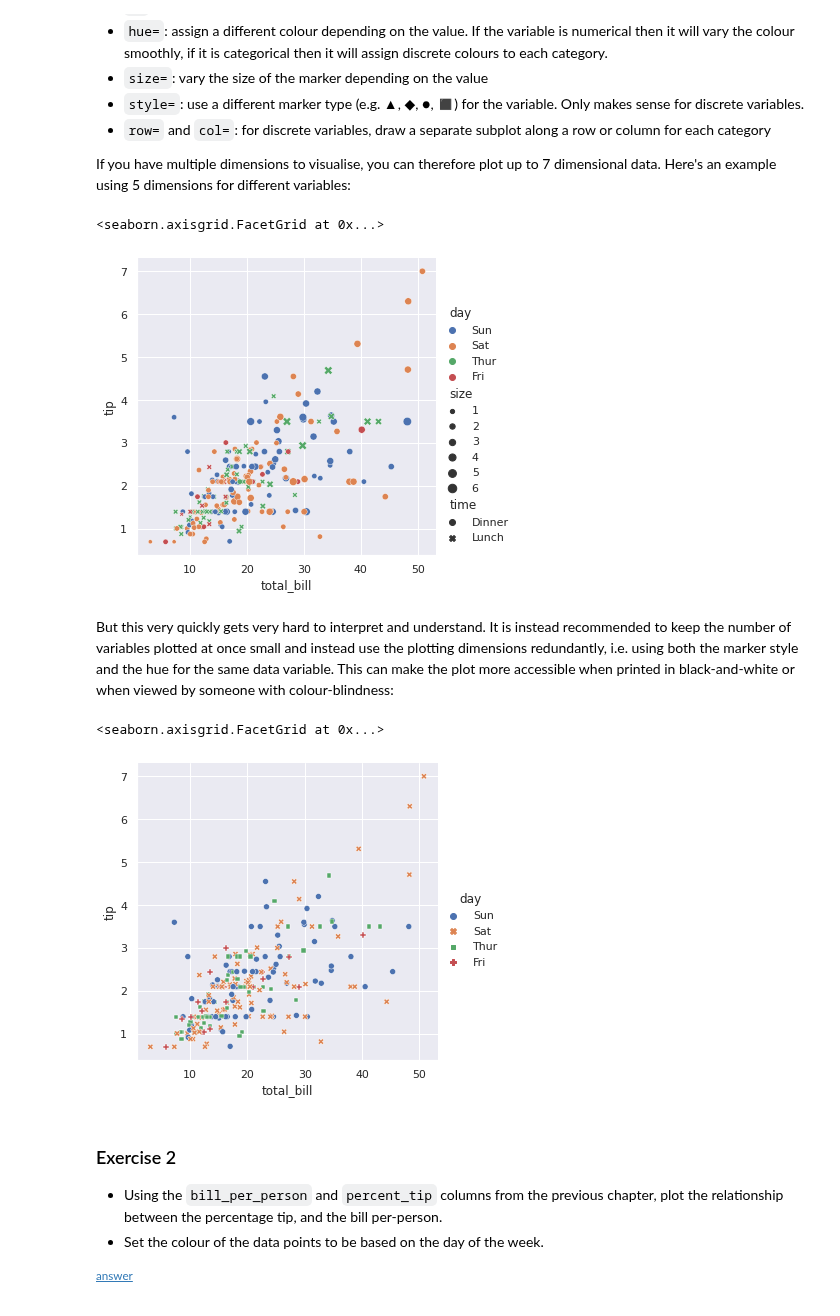
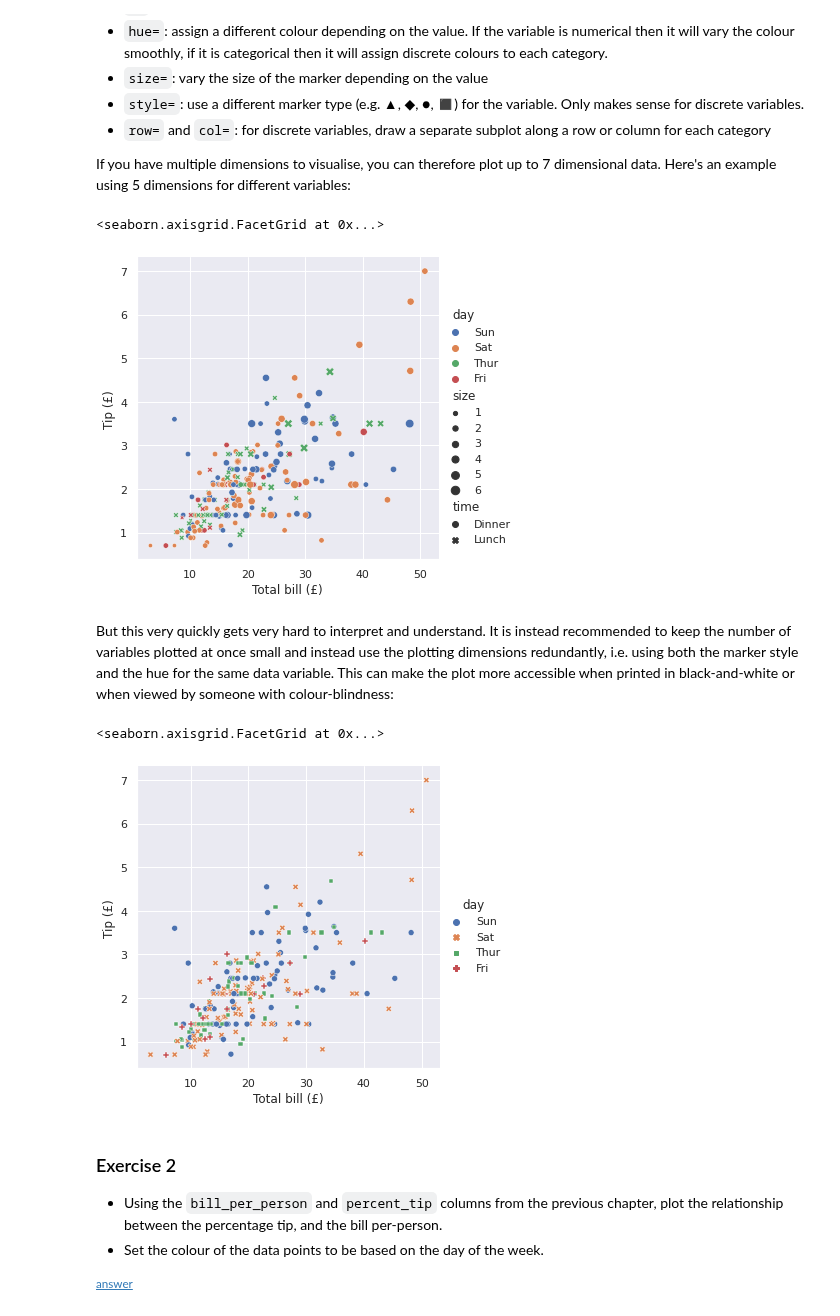
Before and after one commit to JGIBristol/environmental-data-analysis-in-python, a Jupyter notebook: 05 Visualisation.ipynb, the cells around one changed output. Saved outputs shown, nothing was run; the diff lists cells and outputs as text; code cells hidden in the pictures.

```diff
--- a/05 Visualisation.ipynb
+++ b/05 Visualisation.ipynb
@@ -75,17 +85,36 @@ seaborn provides a bunch of different dimensions onto which you can map your dat
 
 If you have multiple dimensions to visualise, you can therefore plot up to 7 dimensional data. Here's an example using 5 dimensions for different variables:
 # %%
-sns.relplot(data=tips, x="total_bill", y="tip", hue="day", size="size", style="time")
+sns.relplot(
+    data=tips,
+    x="total_bill",
+    y="tip",
+    hue="day",
+    size="size",
+    style="time",
+).set(
+    xlabel="Total bill (£)",
+    ylabel="Tip (£)",
+)
 # %% [output]
 <seaborn.axisgrid.FacetGrid at 0x...>
-[figure, old version]
+[figure, new version]
 # %% [markdown]
 But this very quickly gets very hard to interpret and understand. It is instead recommended to keep the number of variables plotted at once small and instead use the plotting dimensions redundantly, i.e. using both the marker style and the hue for the same data variable. This can make the plot more accessible when printed in black-and-white or when viewed by someone with colour-blindness:
 # %%
-sns.relplot(data=tips, x="total_bill", y="tip", hue="day", style="day")
+sns.relplot(
+    data=tips,
+    x="total_bill",
+    y="tip",
+    hue="day",
+    style="day",
+).set(
+    xlabel="Total bill (£)",
+    ylabel="Tip (£)",
+)
 # %% [output]
 <seaborn.axisgrid.FacetGrid at 0x...>
-[figure, old version]
+[figure, new version]
 # %% [markdown]
 ### Exercise 2
 
```
Also changed, not shown: parts of 11 cells of this notebook, 3 other files.
